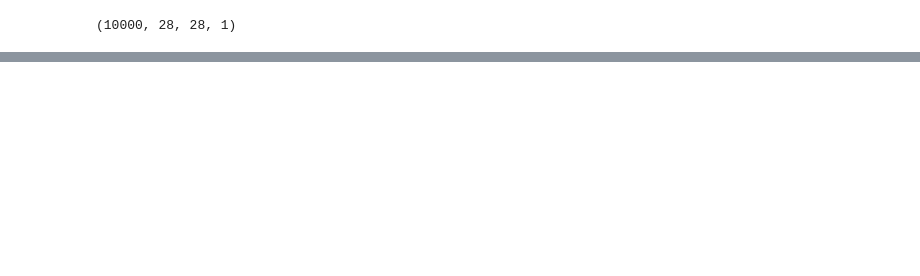
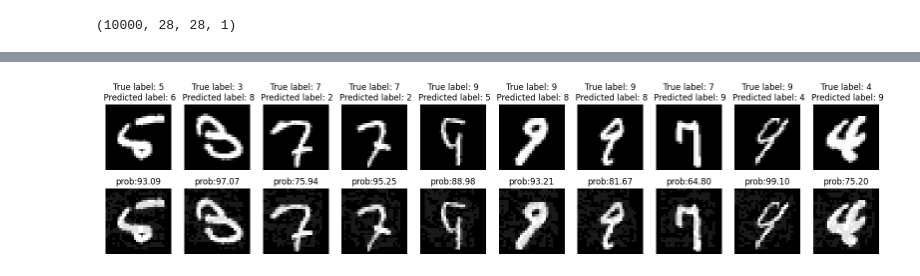
Before and after one commit to Sugandh-Mishra/attacks, a Jupyter notebook: myfgsm.ipynb, the cells around one changed output, grey strips where cells are left out. Drawn from its saved outputs; the diff is of its cells as text; code cells hidden in the pictures; blank space fills up the shorter version.

```diff
--- a/myfgsm.ipynb
+++ b/myfgsm.ipynb
@@ -173,0 +174,40 @@ visualize_fgsm_attack(original_images, attacked_images, original_labels, attacke
+# %%
+import matplotlib.pyplot as plt
+
+# Generate perturbed images using the `generate_perturbed_images` function
+epsilon = 0.1
+perturbed_images = generate_perturbed_images(model, test_images, test_labels, epsilon)
+
+# Test the model on the original and perturbed images
+test_loss, accuracy_original, accuracy_attacked, original_images, attacked_images, original_labels, attacked_labels, probs = test(model, test_images, test_labels, epsilon)
+# %%
+
+# Find the misclassified images
+misclassified_indices = []
+for i in range(len(test_images)):
+    if original_labels[i] != attacked_labels[i]:
+        misclassified_indices.append(i)
+
+# Visualize 10 misclassified original and perturbed images
+num_images_to_visualize = 10
+plt.figure(figsize=(20, 4))
+for i in range(num_images_to_visualize):
+    index = misclassified_indices[i]
+    original_image = original_images[index].squeeze()
+    perturbed_image = attacked_images[index].squeeze()
+    true_label = original_labels[index][0]
+    predicted_label = attacked_labels[index][0]
+    probability = probs[index]
+    # Show the original image
+    plt.subplot(2, num_images_to_visualize, i+1)
+    plt.imshow(original_image, cmap='gray')
+    plt.title("True label: {}\n Predicted label: {}".format(true_label, predicted_label))
+    plt.axis('off')
+    # Show the perturbed image
+    plt.subplot(2, num_images_to_visualize, num_images_to_visualize+i+1)
+    plt.imshow(perturbed_image, cmap='gray')
+    plt.title(f'prob:{np.max(np.round(probs[index]*100, 2)):.2f}')
+    plt.axis('off')
+plt.show()
+# %% [output]
+[figure, added]
```
Also changed, not shown: parts of 4 cells of this notebook.
